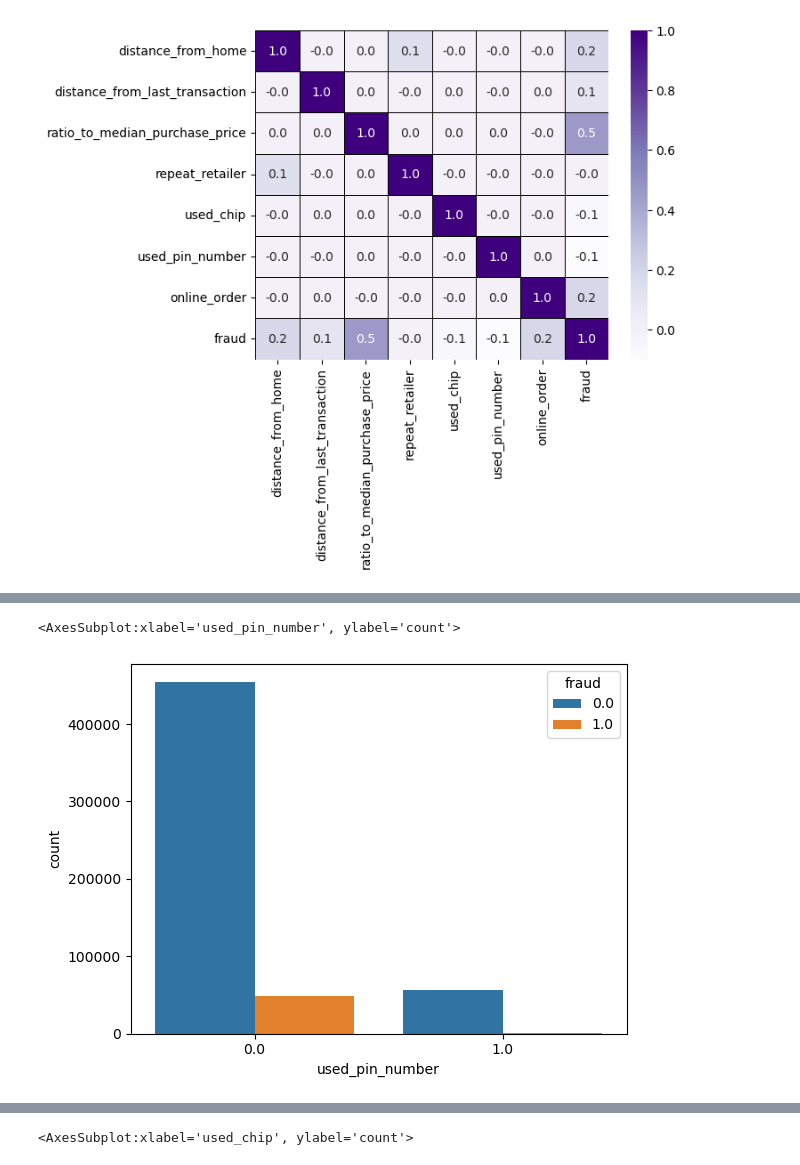
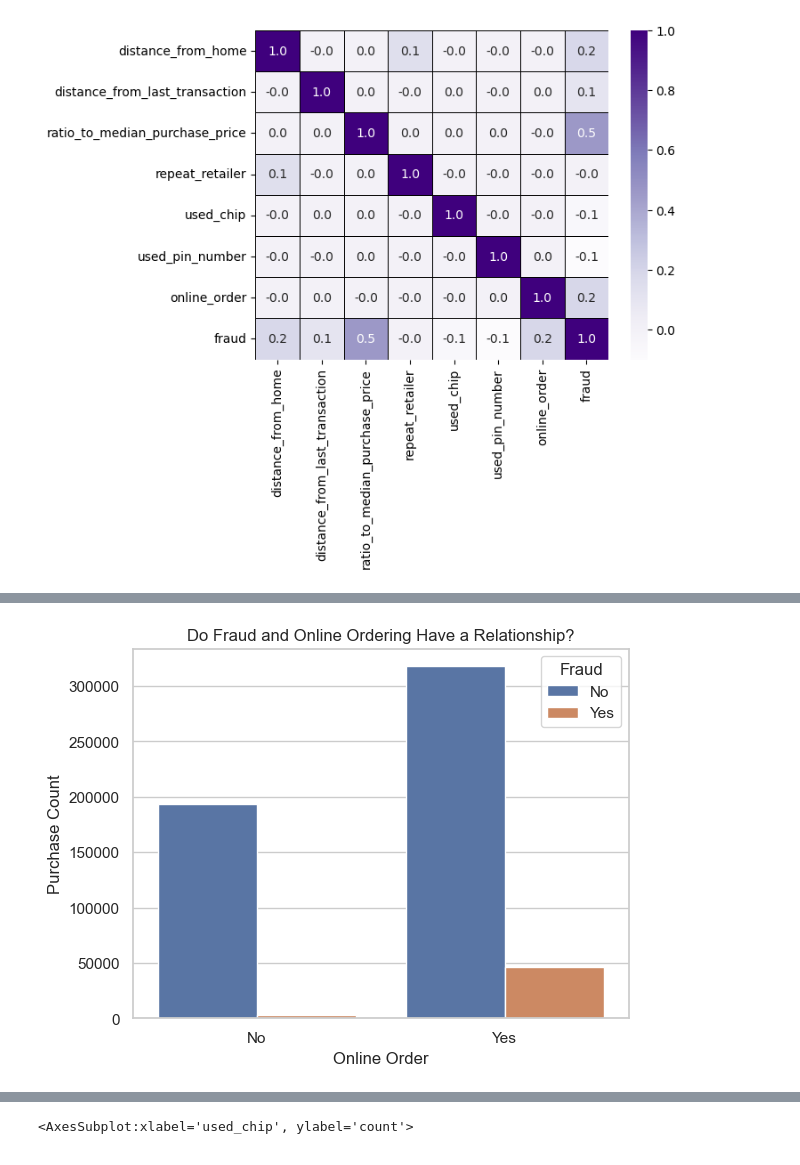
Before and after one commit to jorgellopez38/Credit-Card-Fraud, a Jupyter notebook: scratch_1.ipynb, the cells around one changed output, grey strips where cells are left out. Drawn from its saved outputs; the diff is of its cells as text; code cells hidden in the pictures.

```diff
--- a/scratch_1.ipynb
+++ b/scratch_1.ipynb
@@ -220,5 +222,12 @@ sns.countplot(data = train, x ='online_order', hue='fraud')
-# %%
-sns.countplot(data = train, x ='used_pin_number', hue='fraud')
-# %% [output]
-<AxesSubplot:xlabel='used_pin_number', ylabel='count'>
-[figure, removed]
+# %%
+sns.countplot(data = train, x ='online_order', hue='fraud')
+plt.xlabel('Online Order')
+plt.ylabel('Purchase Count')
+plt.xticks(np.arange(2), ['No', 'Yes'])
+plt.title('Do Fraud and Online Ordering Have a Relationship?')
+mylabels = ['No', 'Yes']
+title = 'Fraud'
+plt.legend(title=title,labels=mylabels)
+plt.show()
+# %% [output]
+[figure, added]
```
Also changed, not shown: parts of 21 cells of this notebook, 2 other files.
